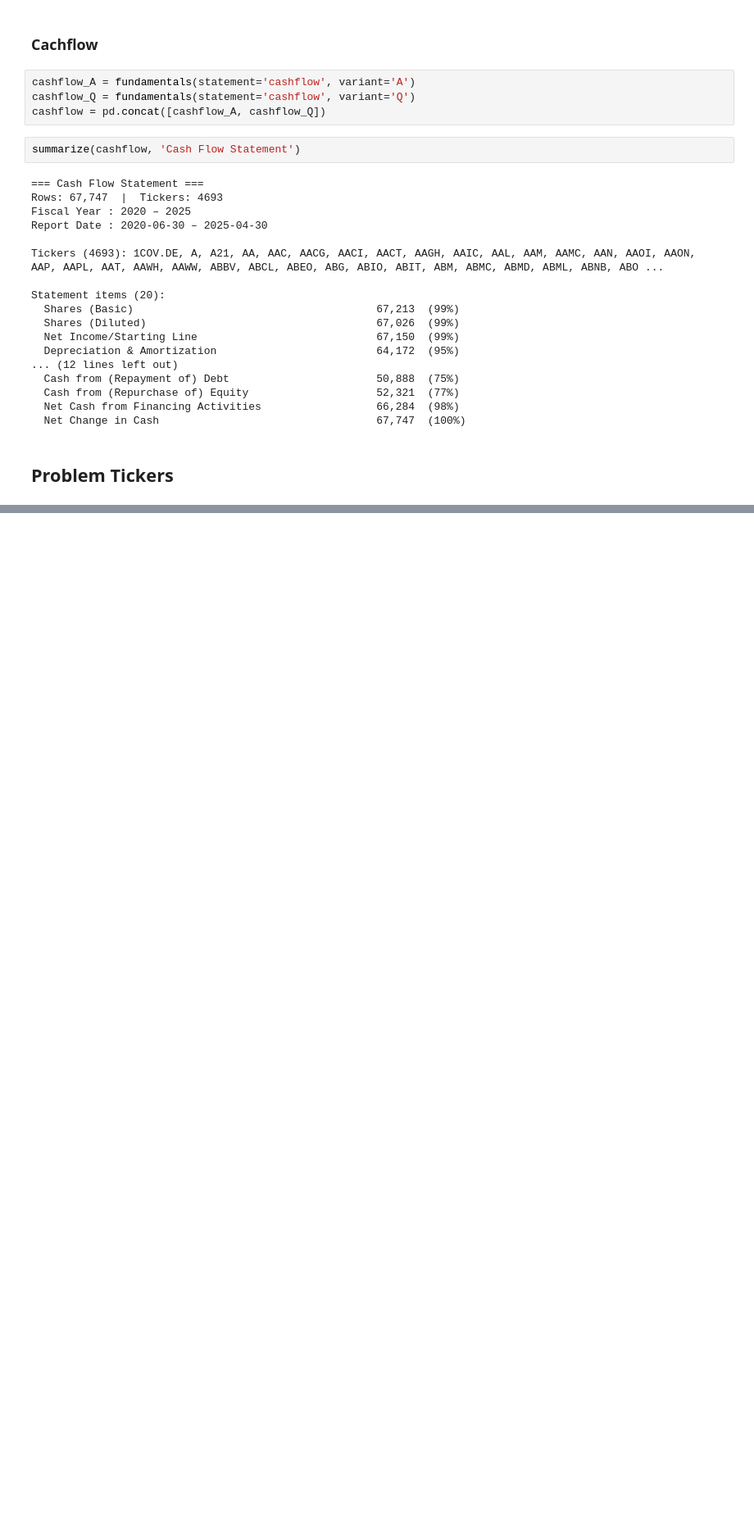
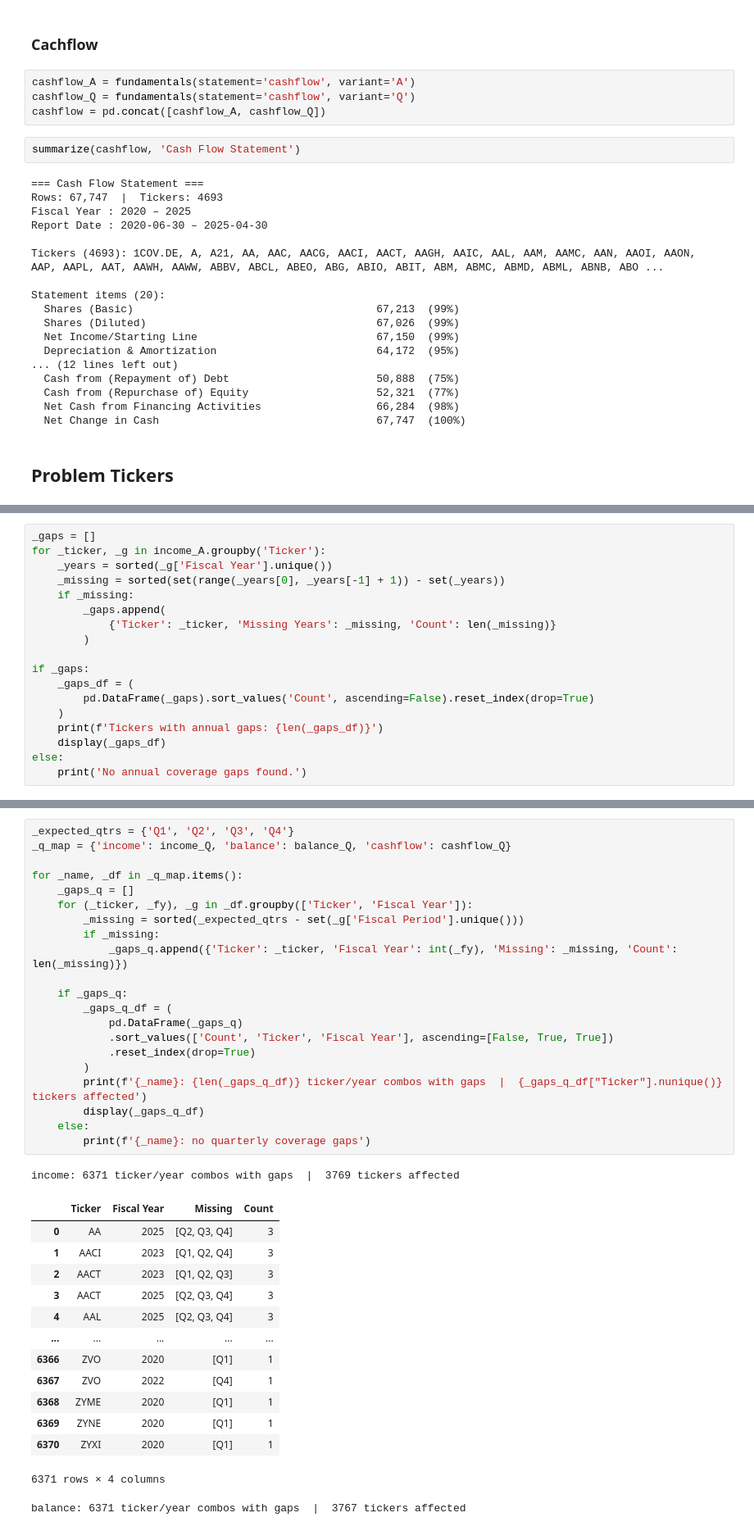
Before and after one commit to marcdumon/investment_research_platform, a Jupyter notebook: notebooks/summary_fundmental_data.ipynb, the cells around one changed output, grey strips where cells are left out. Shown at 82% size. Saved outputs shown, nothing was run; the diff lists cells and outputs as text; blank space fills up the shorter version.

```diff
--- a/notebooks/summary_fundmental_data.ipynb
+++ b/notebooks/summary_fundmental_data.ipynb
@@ -235,0 +267,18 @@ fundamentals('ZYXI', 'balance')
+# %%
+_gaps = []
+for _ticker, _g in income_A.groupby('Ticker'):
+    _years = sorted(_g['Fiscal Year'].unique())
+    _missing = sorted(set(range(_years[0], _years[-1] + 1)) - set(_years))
+    if _missing:
+        _gaps.append(
+            {'Ticker': _ticker, 'Missing Years': _missing, 'Count': len(_missing)}
+        )
+
+if _gaps:
+    _gaps_df = (
+        pd.DataFrame(_gaps).sort_values('Count', ascending=False).reset_index(drop=True)
+    )
+    print(f'Tickers with annual gaps: {len(_gaps_df)}')
+    display(_gaps_df)
+else:
+    print('No annual coverage gaps found.')
@@ -235,0 +289,37 @@ fundamentals('ZYXI', 'balance')
+# %%
+_expected_qtrs = {'Q1', 'Q2', 'Q3', 'Q4'}
+_q_map = {'income': income_Q, 'balance': balance_Q, 'cashflow': cashflow_Q}
+
+for _name, _df in _q_map.items():
+    _gaps_q = []
+    for (_ticker, _fy), _g in _df.groupby(['Ticker', 'Fiscal Year']):
+        _missing = sorted(_expected_qtrs - set(_g['Fiscal Period'].unique()))
+        if _missing:
+            _gaps_q.append({'Ticker': _ticker, 'Fiscal Year': int(_fy), 'Missing': _missing, 'Count': len(_missing)})
+
+    if _gaps_q:
+        _gaps_q_df = (
+            pd.DataFrame(_gaps_q)
+            .sort_values(['Count', 'Ticker', 'Fiscal Year'], ascending=[False, True, True])
+            .reset_index(drop=True)
+        )
+        print(f'{_name}: {len(_gaps_q_df)} ticker/year combos with gaps  |  {_gaps_q_df["Ticker"].nunique()} tickers affected')
+        display(_gaps_q_df)
+    else:
+        print(f'{_name}: no quarterly coverage gaps')
+# %% [output]
+income: 6371 ticker/year combos with gaps  |  3769 tickers affected
+|  | Ticker | Fiscal Year | Missing | Count |
+| 0 | AA | 2025 | [Q2, Q3, Q4] | 3 |
+| 1 | AACI | 2023 | [Q1, Q2, Q4] | 3 |
+| 2 | AACT | 2023 | [Q1, Q2, Q3] | 3 |
+| 3 | AACT | 2025 | [Q2, Q3, Q4] | 3 |
+| 4 | AAL | 2025 | [Q2, Q3, Q4] | 3 |
+| ... | ... | ... | ... | ... |
+| 6366 | ZVO | 2020 | [Q1] | 1 |
+| 6367 | ZVO | 2022 | [Q4] | 1 |
+| 6368 | ZYME | 2020 | [Q1] | 1 |
+| 6369 | ZYNE | 2020 | [Q1] | 1 |
+| 6370 | ZYXI | 2020 | [Q1] | 1 |
+6371 rows × 4 columns
+balance: 6371 ticker/year combos with gaps  |  3767 tickers affected
```
Also changed, not shown: parts of 27 cells of this notebook.
